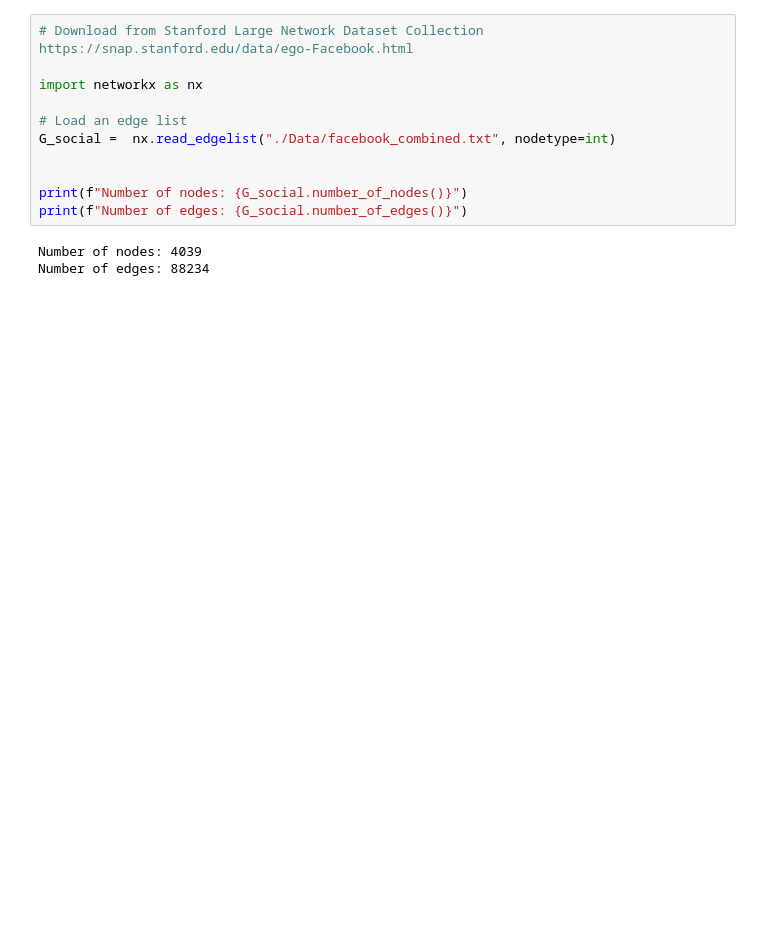
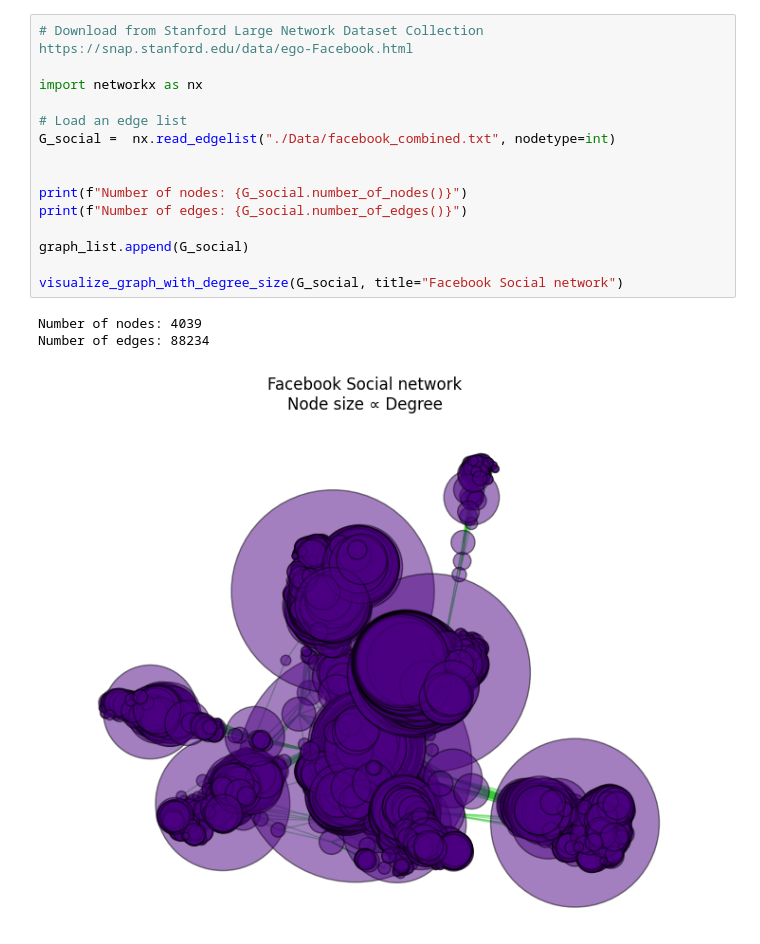
Before and after one commit to haotianh9/graph_teaching, a Jupyter notebook: NetworkScience/3_Real_Network.ipynb, the cells around one changed output. Drawn from its saved outputs; the diff is of its cells as text; blank space fills up the shorter version.

```diff
--- a/NetworkScience/3_Real_Network.ipynb
+++ b/NetworkScience/3_Real_Network.ipynb
@@ -47,14 +102,19 @@ Number of edges: 990
 # %%
 # Download from Stanford Large Network Dataset Collection https://snap.stanford.edu/data/ego-Facebook.html
 
 import networkx as nx
 
 # Load an edge list
 G_social =  nx.read_edgelist("./Data/facebook_combined.txt", nodetype=int)
 
 
 print(f"Number of nodes: {G_social.number_of_nodes()}")
 print(f"Number of edges: {G_social.number_of_edges()}")
+
+graph_list.append(G_social)
+
+visualize_graph_with_degree_size(G_social, title="Facebook Social network")
 # %% [output]
 Number of nodes: 4039
 Number of edges: 88234
+[figure, added]
```
Also changed, not shown: parts of 12 cells of this notebook, 1 other file.
